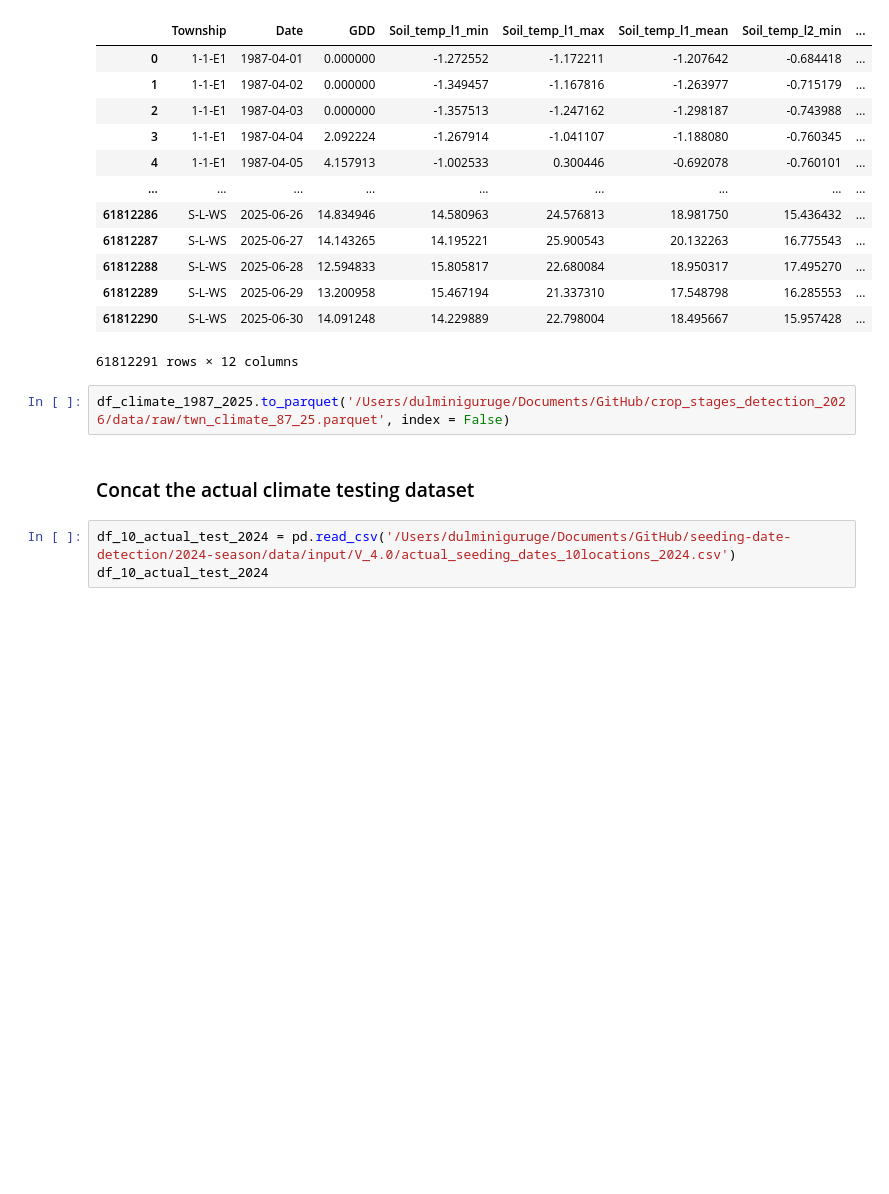
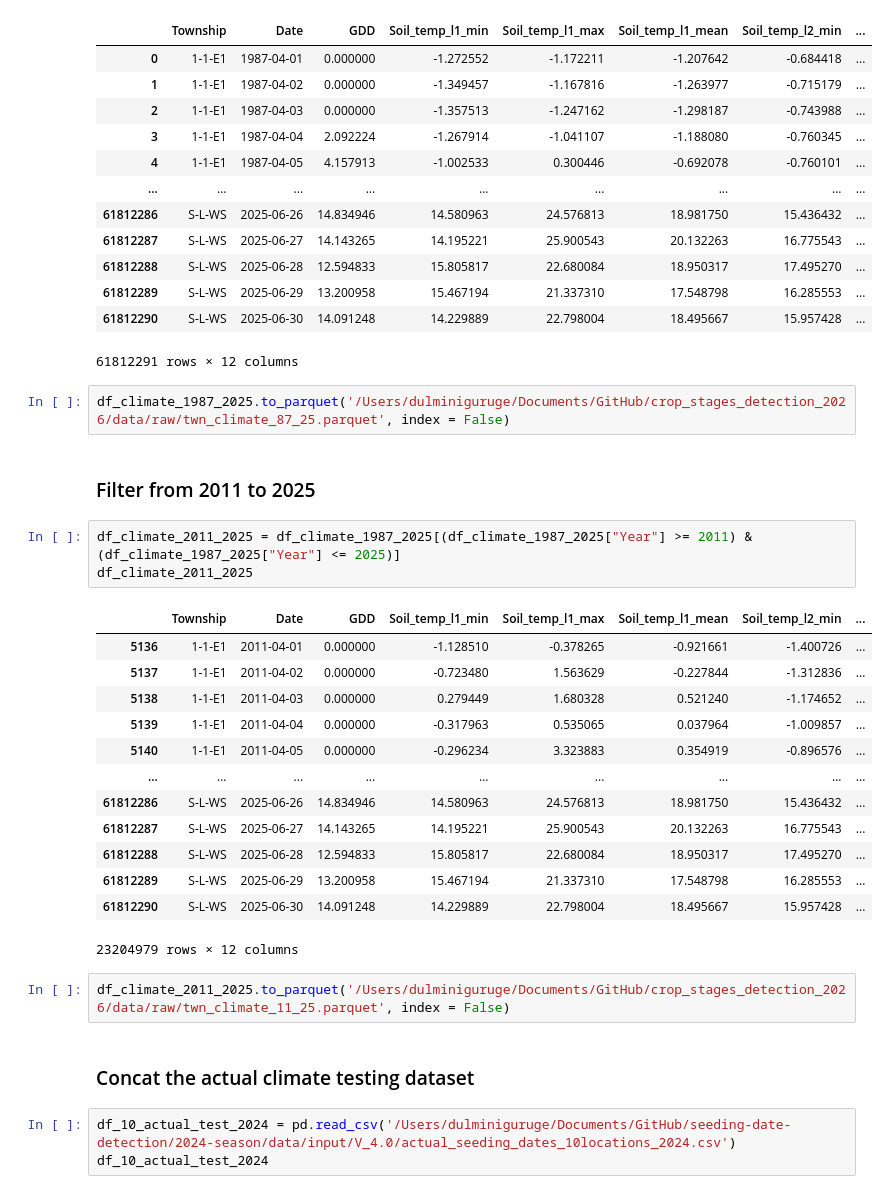
Before and after one commit to agrisk-dulmini/crop_stages_detection_2026, a Jupyter notebook: data_preparation/input_data_preperation_2011_2025_v1.ipynb, the cells around one changed output. Saved outputs shown, nothing was run; the diff lists cells and outputs as text; blank space fills up the shorter version.

```diff
--- a/data_preperation/input_data_preperation_2011_2025_v1.ipynb
+++ b/data_preparation/input_data_preperation_2011_2025_v1.ipynb
@@ -83,6 +85,27 @@ df_climate_1987_2025
 61812291 rows × 12 columns
 # %%
 df_climate_1987_2025.to_parquet('/Users/dulminiguruge/Documents/GitHub/crop_stages_detection_2026/data/raw/twn_climate_87_25.parquet', index = False)
+# %% [markdown]
+### Filter from 2011 to 2025
+# %%
+df_climate_2011_2025 = df_climate_1987_2025[(df_climate_1987_2025["Year"] >= 2011) & (df_climate_1987_2025["Year"] <= 2025)]
+df_climate_2011_2025
+# %% [output]
+|  | Township | Date | GDD | Soil_temp_l1_min | Soil_temp_l1_max | Soil_temp_l1_mean | Soil_temp_l2_min | ... |
+| 5136 | 1-1-E1 | 2011-04-01 | 0.000000 | -1.128510 | -0.378265 | -0.921661 | -1.400726 | ... |
+| 5137 | 1-1-E1 | 2011-04-02 | 0.000000 | -0.723480 | 1.563629 | -0.227844 | -1.312836 | ... |
+| 5138 | 1-1-E1 | 2011-04-03 | 0.000000 | 0.279449 | 1.680328 | 0.521240 | -1.174652 | ... |
+| 5139 | 1-1-E1 | 2011-04-04 | 0.000000 | -0.317963 | 0.535065 | 0.037964 | -1.009857 | ... |
+| 5140 | 1-1-E1 | 2011-04-05 | 0.000000 | -0.296234 | 3.323883 | 0.354919 | -0.896576 | ... |
+| ... | ... | ... | ... | ... | ... | ... | ... | ... |
+| 61812286 | S-L-WS | 2025-06-26 | 14.834946 | 14.580963 | 24.576813 | 18.981750 | 15.436432 | ... |
+| 61812287 | S-L-WS | 2025-06-27 | 14.143265 | 14.195221 | 25.900543 | 20.132263 | 16.775543 | ... |
+| 61812288 | S-L-WS | 2025-06-28 | 12.594833 | 15.805817 | 22.680084 | 18.950317 | 17.495270 | ... |
+| 61812289 | S-L-WS | 2025-06-29 | 13.200958 | 15.467194 | 21.337310 | 17.548798 | 16.285553 | ... |
+| 61812290 | S-L-WS | 2025-06-30 | 14.091248 | 14.229889 | 22.798004 | 18.495667 | 15.957428 | ... |
+23204979 rows × 12 columns
+# %%
+df_climate_2011_2025.to_parquet('/Users/dulminiguruge/Documents/GitHub/crop_stages_detection_2026/data/raw/twn_climate_11_25.parquet', index = False)
 # %% [markdown]
 ### Concat the actual climate testing dataset
 # %%
```
Also changed, not shown: parts of 9 cells of this notebook, 9 other files.
